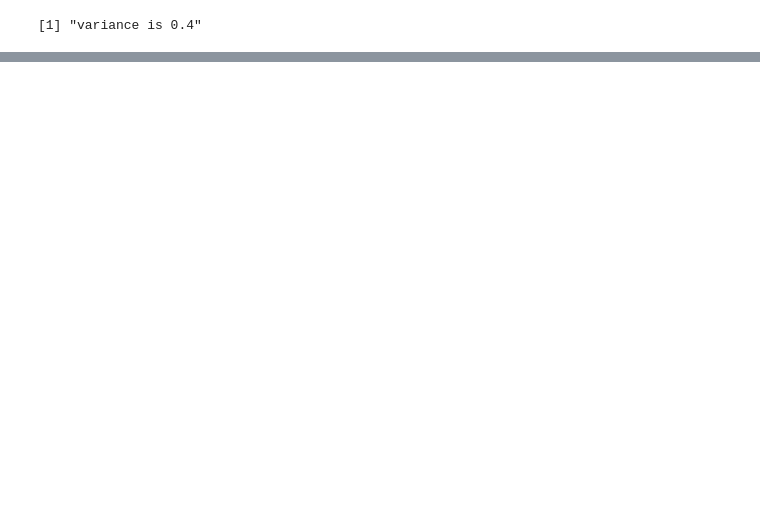
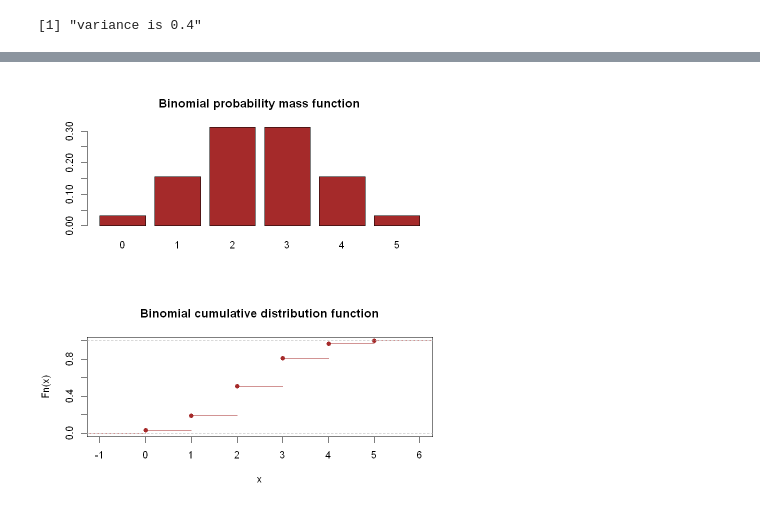
Before and after one commit to lliu1871/book, a Jupyter notebook: binf8441/_sources/chap2.ipynb, the cells around one changed output, grey strips where cells are left out. Cells and saved outputs as stored; diff of their text form; code cells hidden in the pictures; blank space fills up the shorter version.

```diff
--- a/binf8441/_sources/chap2.ipynb
+++ b/binf8441/_sources/chap2.ipynb
@@ -244,0 +388,8 @@ plot(ecdf(c(0,1)),col="brown",main="cumulative distribution function")
+# %%
+par(mfrow=c(2,1))
+p = dbinom(0:5,5,0.5)
+names(p) = 0:5
+barplot(p,col="brown",main="Binomial probability mass function")
+plot(ecdf(sample(0:5,size=10000,replace=TRUE, prob=p)),col="brown",main="Binomial cumulative distribution function")
+# %% [output]
+[figure, added]
```
Also changed, not shown: parts of 23 cells of this notebook, 30 other files.
